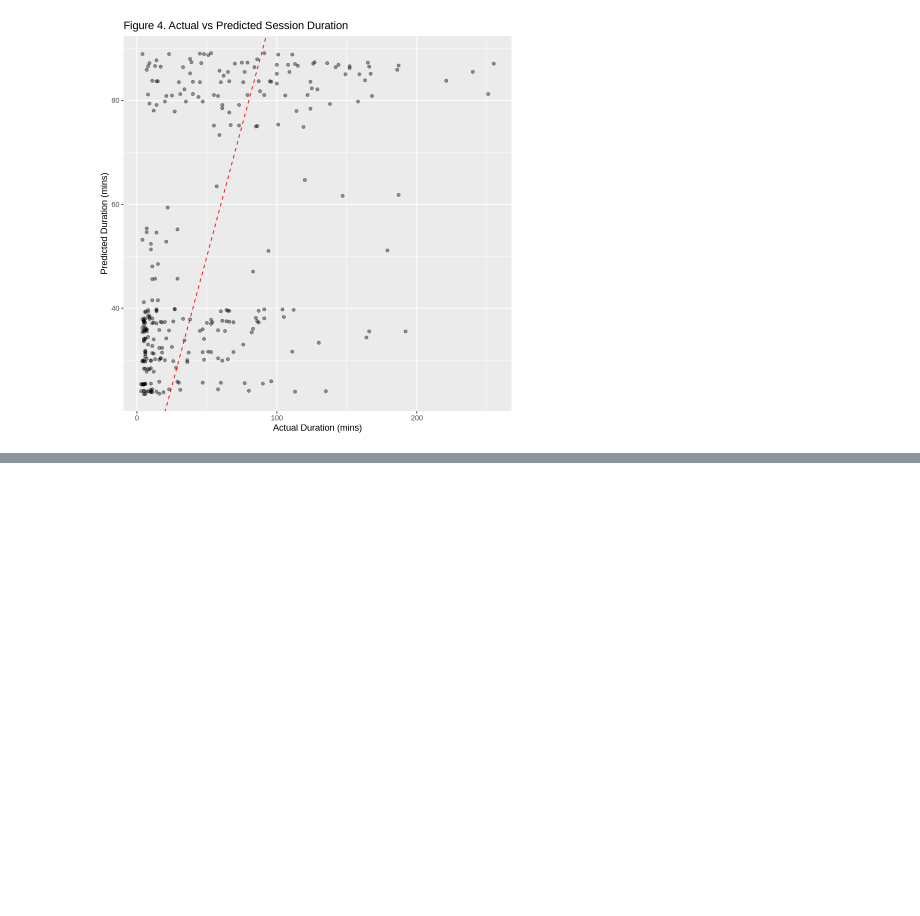
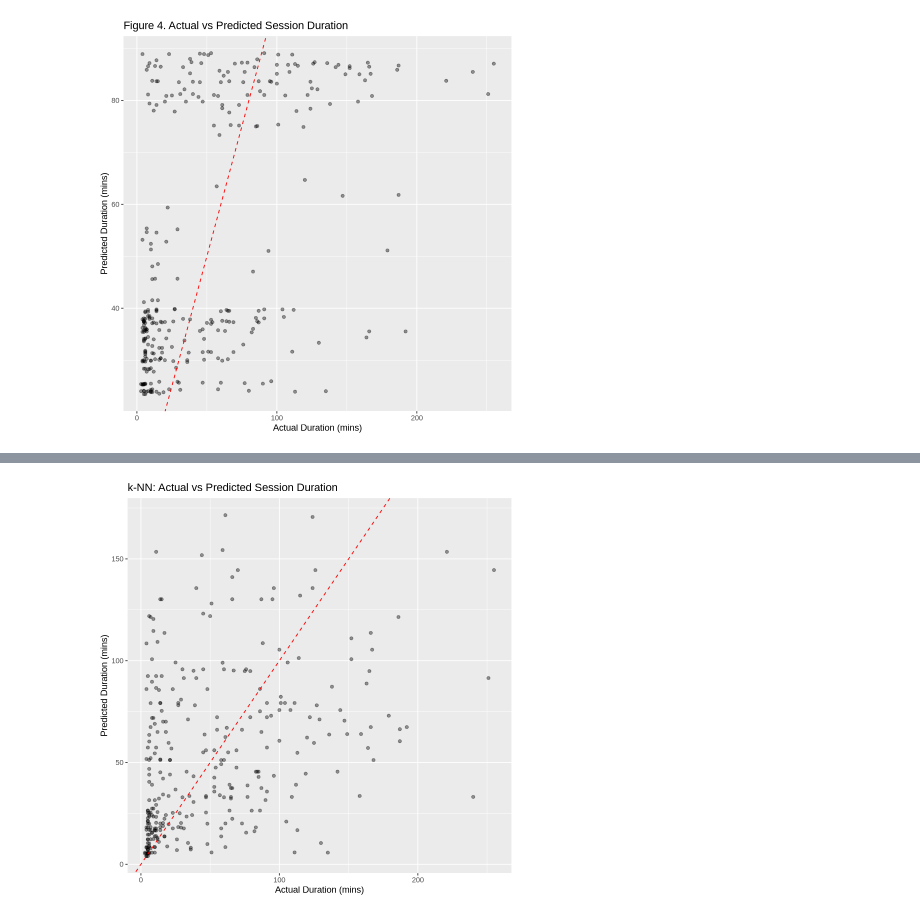
Before and after one commit to kvnwad/dsci-100-2024w2-group-19, a Jupyter notebook: Final_Project (2).ipynb, the cells around one changed output, grey strips where cells are left out. Drawn from its saved outputs; the diff is of its cells as text; code cells hidden in the pictures; blank space fills up the shorter version.

Commit message:
added the second knn graph

```diff
--- a/Final_Project (2).ipynb
+++ b/Final_Project (2).ipynb
@@ -290,0 +333,9 @@ A tibble: 20 × 7
+# %%
+ggplot(knn_results, aes(x = session_duration, y = .pred)) +
+  geom_point(alpha = 0.4) +
+  geom_abline(color = "red", linetype = "dashed") +
+  labs(title = "k-NN: Actual vs Predicted Session Duration",
+       x = "Actual Duration (mins)",
+       y = "Predicted Duration (mins)")
+# %% [output]
+[figure, added]
```
Also changed, not shown: parts of 6 cells of this notebook.
